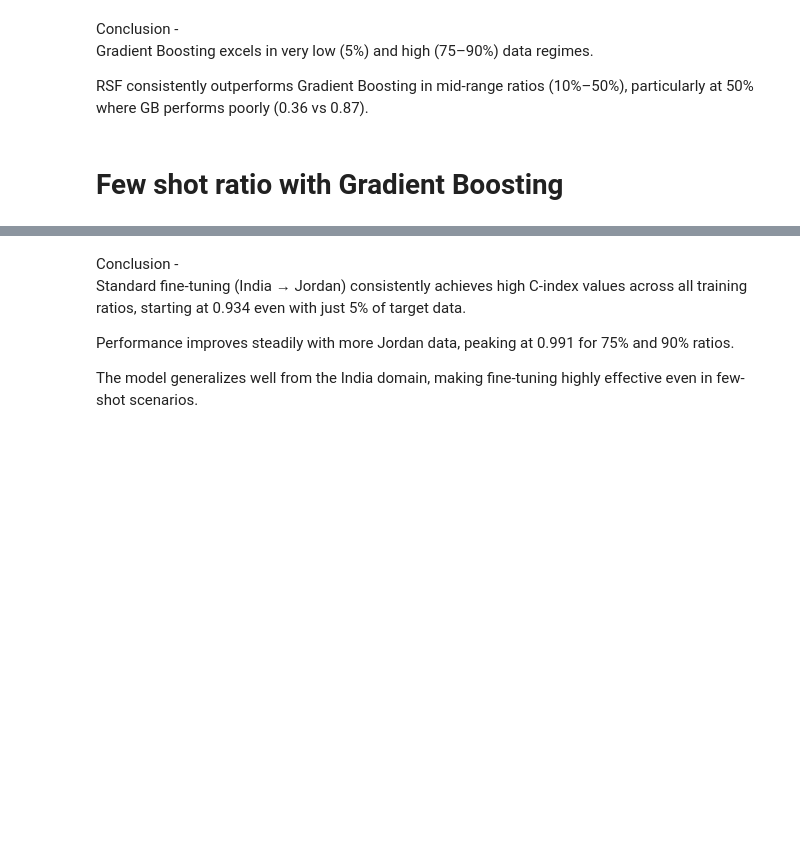
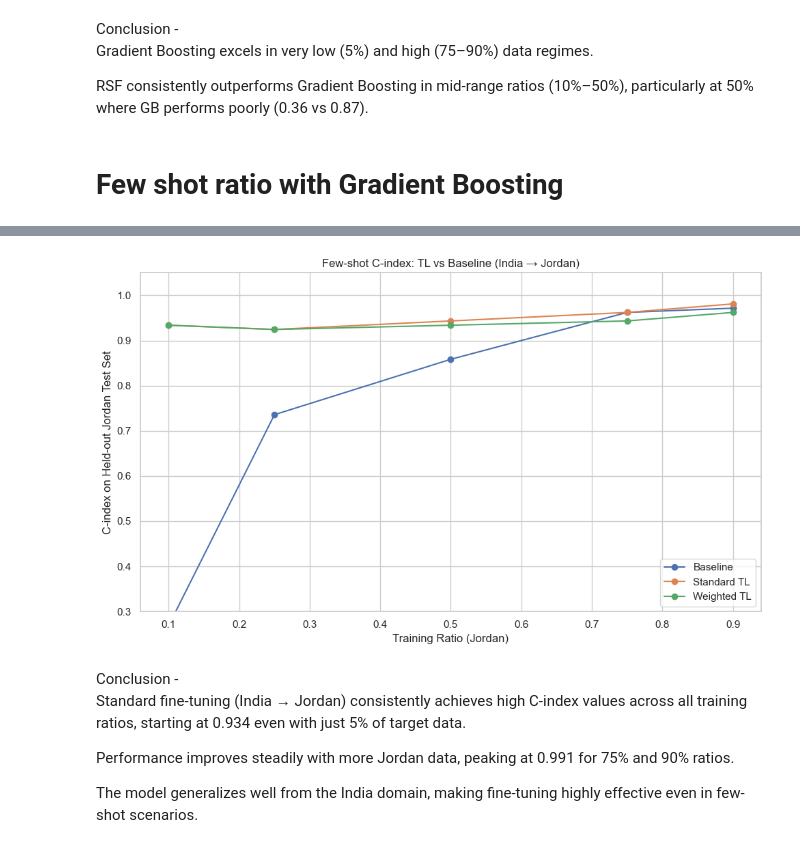
Before and after one commit to shrinitbabel/TBI-transfer-learning, a Jupyter notebook: transfer_learning_Experiments.ipynb, the cells around one changed output, grey strips where cells are left out. Cells and saved outputs as stored; diff of their text form; code cells hidden in the pictures; blank space fills up the shorter version.

```diff
--- a/transfer_learning_Experiments.ipynb
+++ b/transfer_learning_Experiments.ipynb
@@ -662,20 +662,76 @@ RSF consistently outperforms Gradient Boosting in mid-range ratios (10%–50%),
 from sklearn.model_selection import StratifiedShuffleSplit
 y_events = y_jordan["event"].astype(int)  # Convert boolean to int for stratification
 # %%
+import numpy as np
+import pandas as pd
+import matplotlib.pyplot as plt
+from sklearn.model_selection import train_test_split, StratifiedShuffleSplit
+from sklearn.utils import compute_sample_weight
+from sksurv.ensemble import GradientBoostingSurvivalAnalysis
+from sksurv.metrics import concordance_index_censored
+
+ratios = [0.05, 0.10, 0.25, 0.50, 0.75, 0.90]
+results = []
+
+# Pre-split full test set
+X_train_full, X_test, y_train_full, y_test = train_test_split(
+    X_jordan_gb, y_jordan, test_size=0.2, random_state=42
+)
+y_events = y_train_full["event"].astype(int)
+
 for ratio in ratios:
+    sss = StratifiedShuffleSplit(n_splits=1, train_size=ratio, random_state=42)
+    train_idx, _ = next(sss.split(X_train_full, y_events))
+    X_fewshot = X_train_full[train_idx]
+    y_fewshot = y_train_full[train_idx]
 
-    #X_fewshot, _, y_fewshot, _ = train_test_split(X_jordan_gb, y_jordan, train_size=ratio, random_state=42)
-    sss = StratifiedShuffleSplit(n_splits=1, train_size=ratio, random_state=42)
-    train_idx, _ = next(sss.split(X_jordan_gb, y_events))
+    # Skip ratios with all censored data
+    if not np.any(y_fewshot["event"]):
+        print(f"⚠️ Skipping ratio={ratio:.2f} due to no events.")
+        continue
 
-    X_fewshot = X_jordan_gb[train_idx]
-    y_fewshot = y_jordan[train_idx]
-    model = GradientBoostingSurvivalAnalysis(n_estimators=100, warm_start=True, random_state=42)
-    model.fit(X_india_gb, y_india)
-    model.set_params(n_estimators=150)
-    model.fit(X_fewshot, y_fewshot)
+    # ---------- Jordan-only Baseline ----------
+    model_baseline = GradientBoostingSurvivalAnalysis(n_estimators=100, random_state=42)
+    model_baseline.fit(X_fewshot, y_fewshot)
+    preds_baseline = model_baseline.predict(X_test)
+    cidx_baseline = concordance_index_censored(y_test["event"], y_test["time"], preds_baseline)[0]
+    results.append({"Model": "Baseline", "Train_Ratio": ratio, "C-Index": cidx_baseline})
 
-    preds = model.predict(X_test)
-    cindex = concordance_index_censored(y_test["event"], y_test["time"], preds)[0]
-    print(f'Standard fine-tuning (India→Jordan, ratio={ratio:.2f}) C-index: {np.mean(cindex):.3f} ± {np.std(cindex):.3f}')
+    # ---------- Standard Transfer Learning ----------
+    model_std = GradientBoostingSurvivalAnalysis(n_estimators=100, warm_start=True, random_state=42)
+    model_std.fit(X_india_gb, y_india)  # Pretrain
+    model_std.set_params(n_estimators=150)
+    model_std.fit(X_fewshot, y_fewshot)  # Fine-tune
+    preds_std = model_std.predict(X_test)
+    cidx_std = concordance_index_censored(y_test["event"], y_test["time"], preds_std)[0]
+    results.append({"Model": "Standard TL", "Train_Ratio": ratio, "C-Index": cidx_std})
+
+    # ---------- Weighted Transfer Learning ----------
+    model_wt = GradientBoostingSurvivalAnalysis(n_estimators=100, warm_start=True, random_state=42)
+    model_wt.fit(X_india_gb, y_india)
+    model_wt.set_params(n_estimators=150)
+    sample_weight = compute_sample_weight(class_weight={1: 5, 0: 1}, y=y_fewshot["event"].astype(int))
+    model_wt.fit(X_fewshot, y_fewshot, sample_weight=sample_weight)
+    preds_wt = model_wt.predict(X_test)
+    cidx_wt = concordance_index_censored(y_test["event"], y_test["time"], preds_wt)[0]
+    results.append({"Model": "Weighted TL", "Train_Ratio": ratio, "C-Index": cidx_wt})
+
+# Create DataFrame
+df = pd.DataFrame(results)
+print(df)
+
+# Pivot and plot
+pivot_df = df.pivot(index="Train_Ratio", columns="Model", values="C-Index")
+plt.figure(figsize=(10, 6))
+for model in pivot_df.columns:
+    plt.plot(pivot_df.index, pivot_df[model], marker='o', label=model)
+
+plt.title("Few-shot C-index: TL vs Baseline (India → Jordan)")
+plt.xlabel("Training Ratio (Jordan)")
+plt.ylabel("C-index on Held-out Jordan Test Set")
+plt.ylim(0.3, 1.05)
+plt.grid(True)
+plt.legend()
+plt.tight_layout()
+plt.show()
 # %% [output]
@@ -688,3 +755,4 @@ Standard fine-tuning (India→Jordan, ratio=0.90) C-index: 0.991 ± 0.000
+[figure, added]
 # %% [markdown]
 Conclusion - <br>
 Standard fine-tuning (India → Jordan) consistently achieves high C-index values across all training ratios, starting at 0.934 even with just 5% of target data.
```
Also changed, not shown: parts of 7 cells of this notebook, 2 other files.
